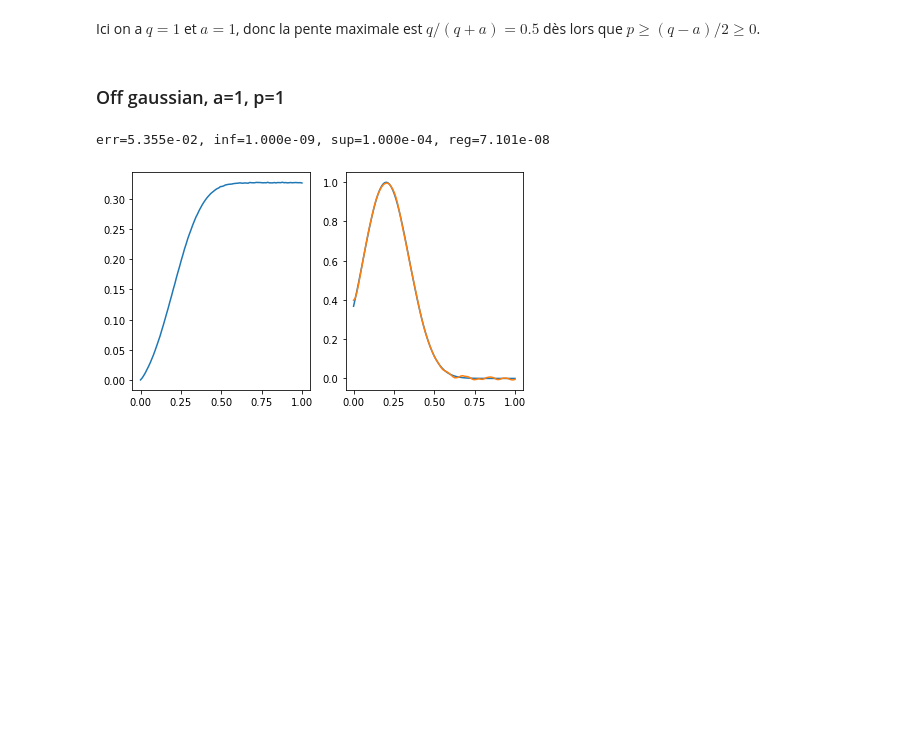
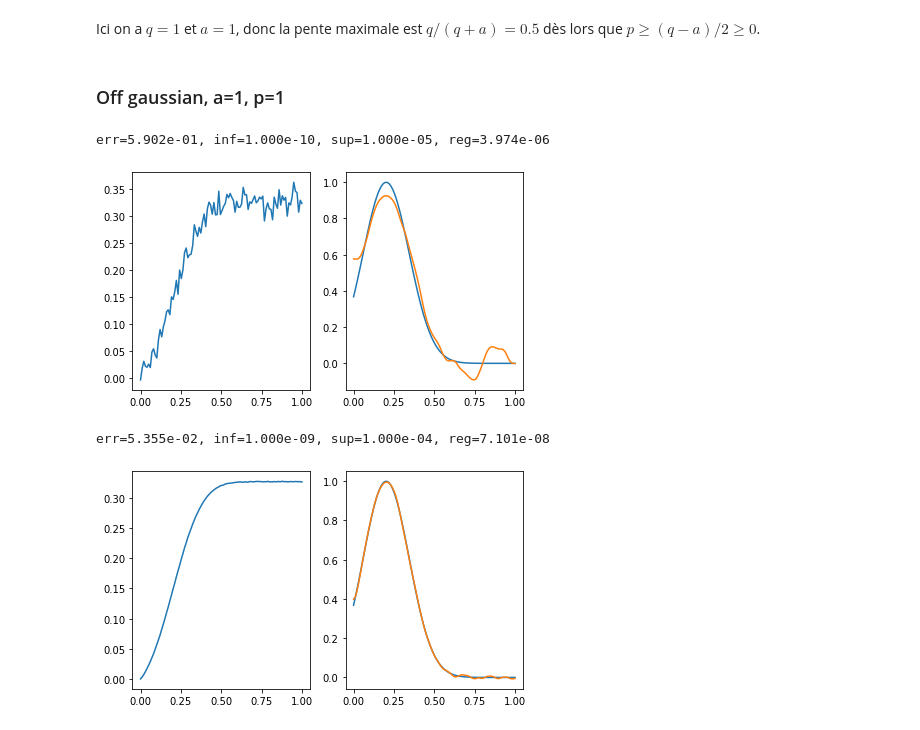
Before and after one commit to ceciledellavalle/RegularisationHS, a Jupyter notebook: OffGauss a=1,p=1.ipynb, the cells around one changed output. Cells and saved outputs as stored; diff of their text form; code cells hidden in the pictures; blank space fills up the shorter version.

```diff
--- a/OffGauss a=1,p=1.ipynb
+++ b/OffGauss a=1,p=1.ipynb
@@ -14,4 +14,10 @@ dès lors que $p \geq (q-a)/2 \geq 0$.
 ### Off gaussian, a=1, p=1
 # %%
 exp1 = AbelSolver(a=1,p=1)
+# %%
+x,y,yd = exp1.DataGen(noise=0.05,style='offgauss',export=True)
+xadp = exp1.Solver(x,yd,reg_inf=10**-10,reg_sup=10**-5,export=True)
+# %% [output]
+err=5.902e-01, inf=1.000e-10, sup=1.000e-05, reg=3.974e-06
+[figure, added]
 # %%
```
Also changed, not shown: parts of 1 cell of this notebook, 52 other files.
